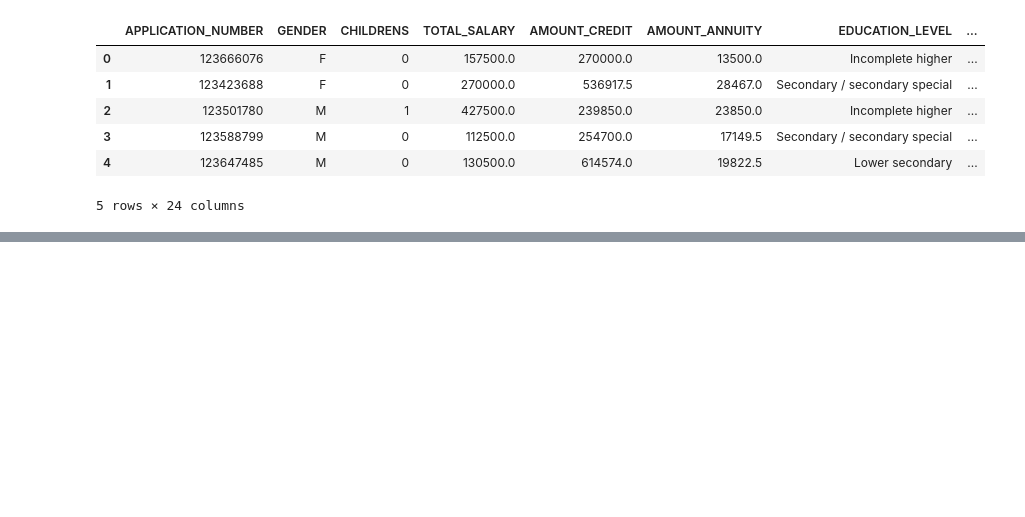
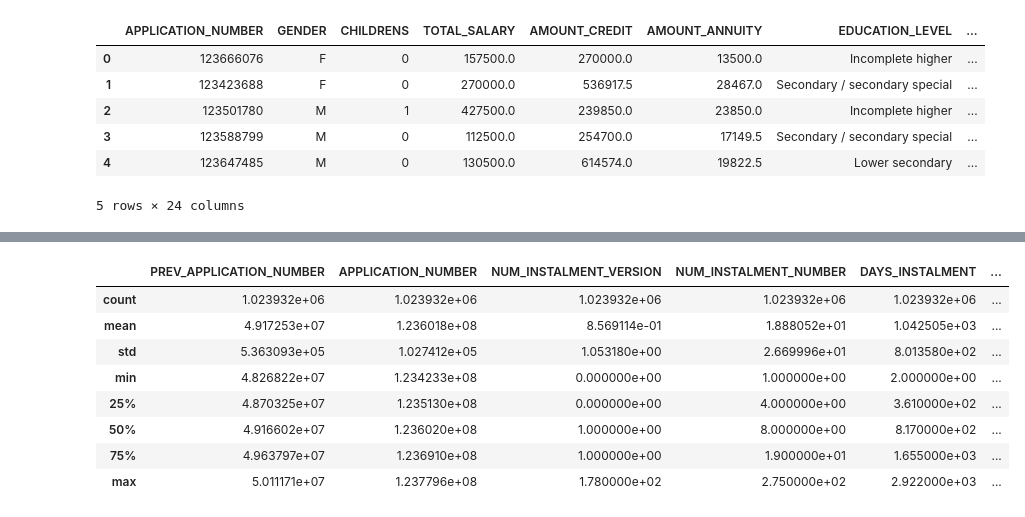
Before and after one commit to gulchitai/kaggle, a Jupyter notebook: Course_project/GSych.ipynb, the cells around one changed output, grey strips where cells are left out. Cells and saved outputs as stored; diff of their text form; code cells hidden in the pictures; blank space fills up the shorter version.

```diff
--- a/Course_project/GSych.ipynb
+++ b/Course_project/GSych.ipynb
@@ -215,0 +273,3 @@ client_profile.head()
+# %%
+pay = pd.read_csv("payments.csv")
+print("payments.shape = {} rows, {} cols".format(*pay.shape))
@@ -215,0 +287,12 @@ client_profile.head()
+# %%
+pay.describe()
+# %% [output]
+|  | PREV_APPLICATION_NUMBER | APPLICATION_NUMBER | NUM_INSTALMENT_VERSION | NUM_INSTALMENT_NUMBER | DAYS_INSTALMENT | ... |
+| count | 1.023932e+06 | 1.023932e+06 | 1.023932e+06 | 1.023932e+06 | 1.023932e+06 | ... |
+| mean | 4.917253e+07 | 1.236018e+08 | 8.569114e-01 | 1.888052e+01 | 1.042505e+03 | ... |
+| std | 5.363093e+05 | 1.027412e+05 | 1.053180e+00 | 2.669996e+01 | 8.013580e+02 | ... |
+| min | 4.826822e+07 | 1.234233e+08 | 0.000000e+00 | 1.000000e+00 | 2.000000e+00 | ... |
+| 25% | 4.870325e+07 | 1.235130e+08 | 0.000000e+00 | 4.000000e+00 | 3.610000e+02 | ... |
+| 50% | 4.916602e+07 | 1.236020e+08 | 1.000000e+00 | 8.000000e+00 | 8.170000e+02 | ... |
+| 75% | 4.963797e+07 | 1.236910e+08 | 1.000000e+00 | 1.900000e+01 | 1.655000e+03 | ... |
+| max | 5.011171e+07 | 1.237796e+08 | 1.780000e+02 | 2.750000e+02 | 2.922000e+03 | ... |
```
Also changed, not shown: parts of 61 cells of this notebook.
